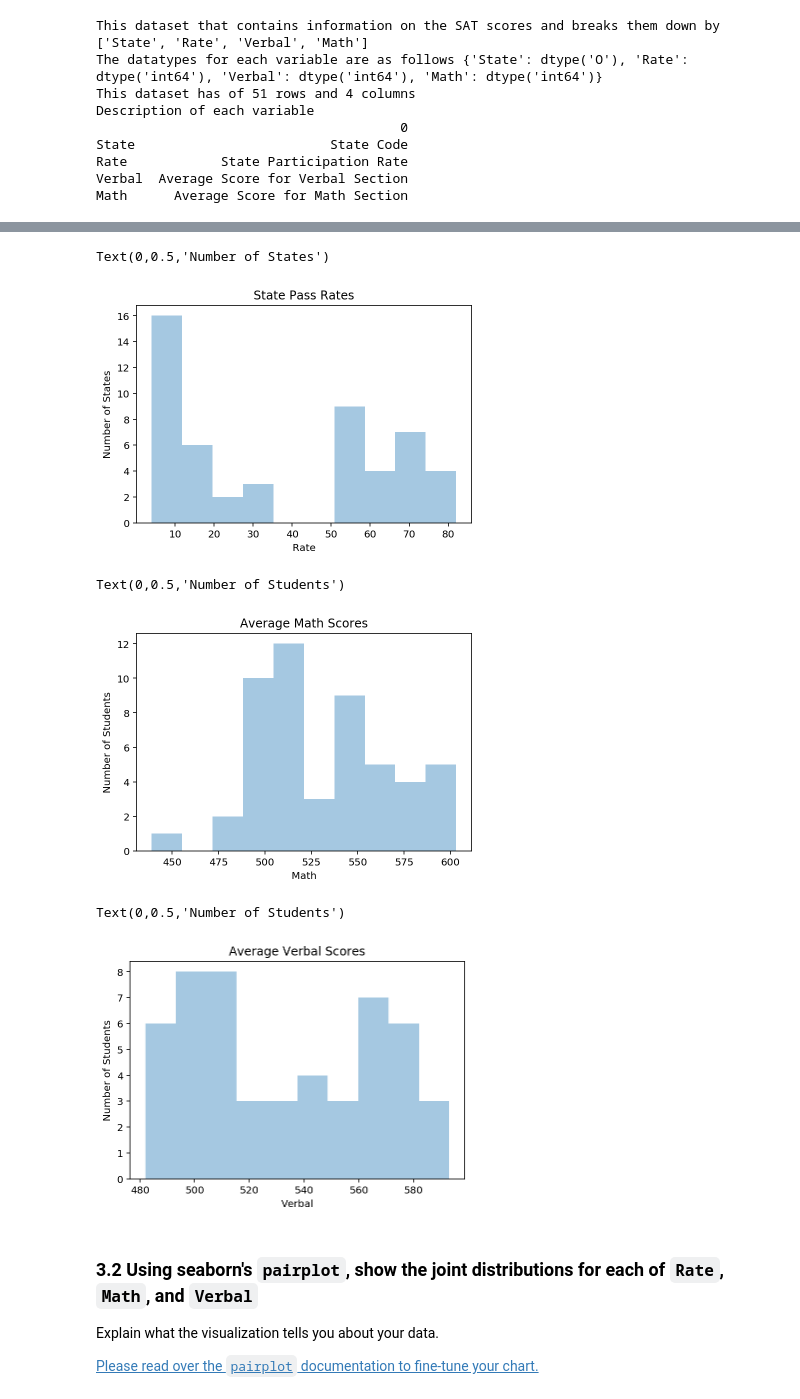
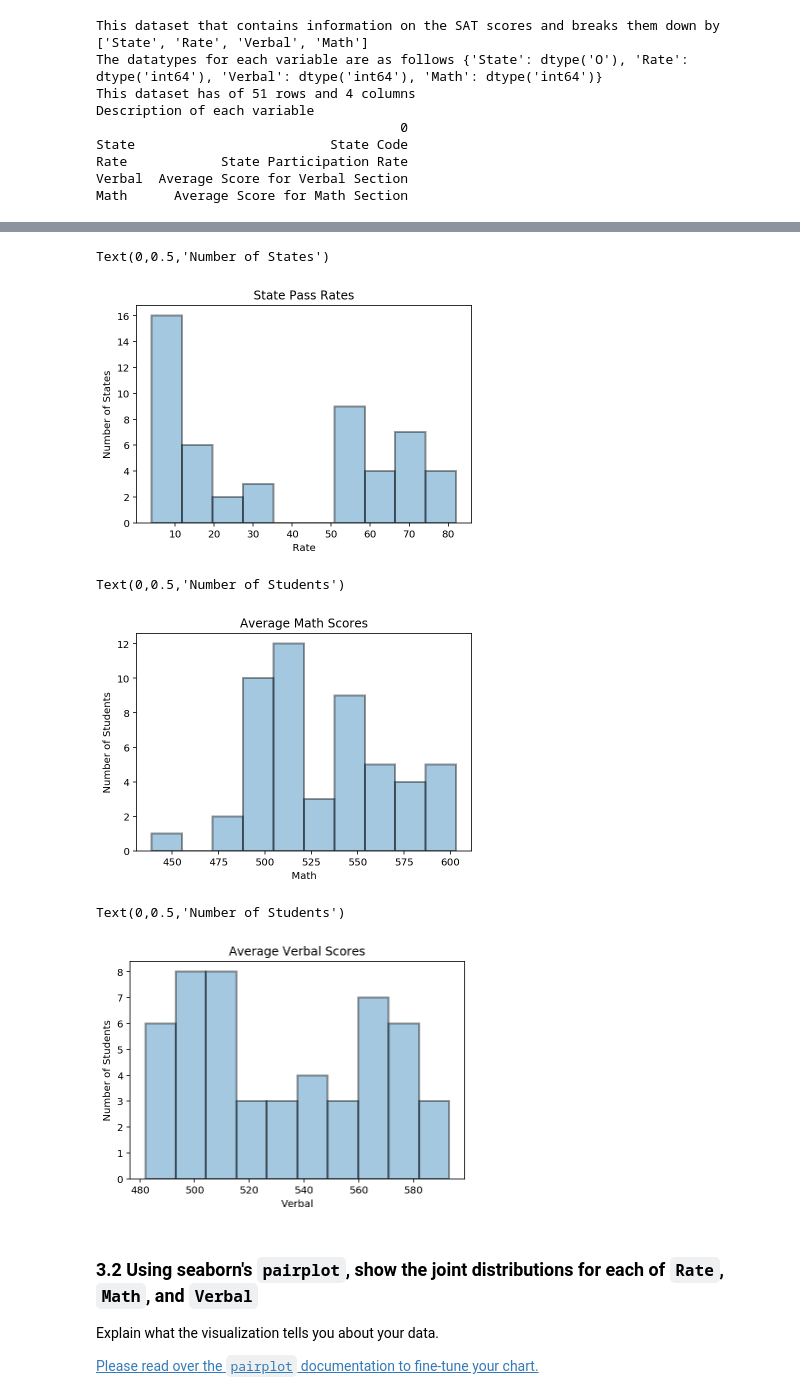
Before and after one commit to Zachlim06/project_submissions, a Jupyter notebook: project-2_working_file/project-02-v2-starter-code.ipynb, the cells around one changed output, grey strips where cells are left out. Cells and saved outputs as stored; diff of their text form; code cells hidden in the pictures.

```diff
--- a/project-2_working_file/project-02-v2-starter-code.ipynb
+++ b/project-2_working_file/project-02-v2-starter-code.ipynb
@@ -191,28 +191,28 @@ Set the keyword argument `kde=False`. This way you can actually see the counts w
 import seaborn as sns
 import matplotlib.pyplot as plt
 
-sns.distplot(sat['Rate'],kde=False, bins = 10)
+sns.distplot(sat['Rate'],kde=False, bins = 10,hist_kws=dict(edgecolor="k", linewidth=2))
 
 plt.title ('State Pass Rates')
 plt.ylabel('Number of States')
 # %% [output]
 Text(0,0.5,'Number of States')
-[figure, old version]
+[figure, new version]
 # %%
-sns.distplot(sat['Math'],kde=False , bins = 10)
+sns.distplot(sat['Math'],kde=False , bins = 10, hist_kws=dict(edgecolor="k", linewidth=2))
 
 plt.title ('Average Math Scores')
 plt.ylabel('Number of Students')
 # %% [output]
 Text(0,0.5,'Number of Students')
-[figure, old version]
+[figure, new version]
 # %%
-sns.distplot(sat['Verbal'],kde=False, bins=10)
+sns.distplot(sat['Verbal'],kde=False, bins=10, hist_kws=dict(edgecolor="k", linewidth=2))
 plt.title ('Average Verbal Scores')
 plt.ylabel('Number of Students')
 # %% [output]
 Text(0,0.5,'Number of Students')
-[figure, old version]
+[figure, new version]
 # %% [markdown]
 ### 3.2 Using seaborn's `pairplot`, show the joint distributions for each of `Rate`, `Math`, and `Verbal`
 
```
Also changed, not shown: parts of 29 cells of this notebook.
